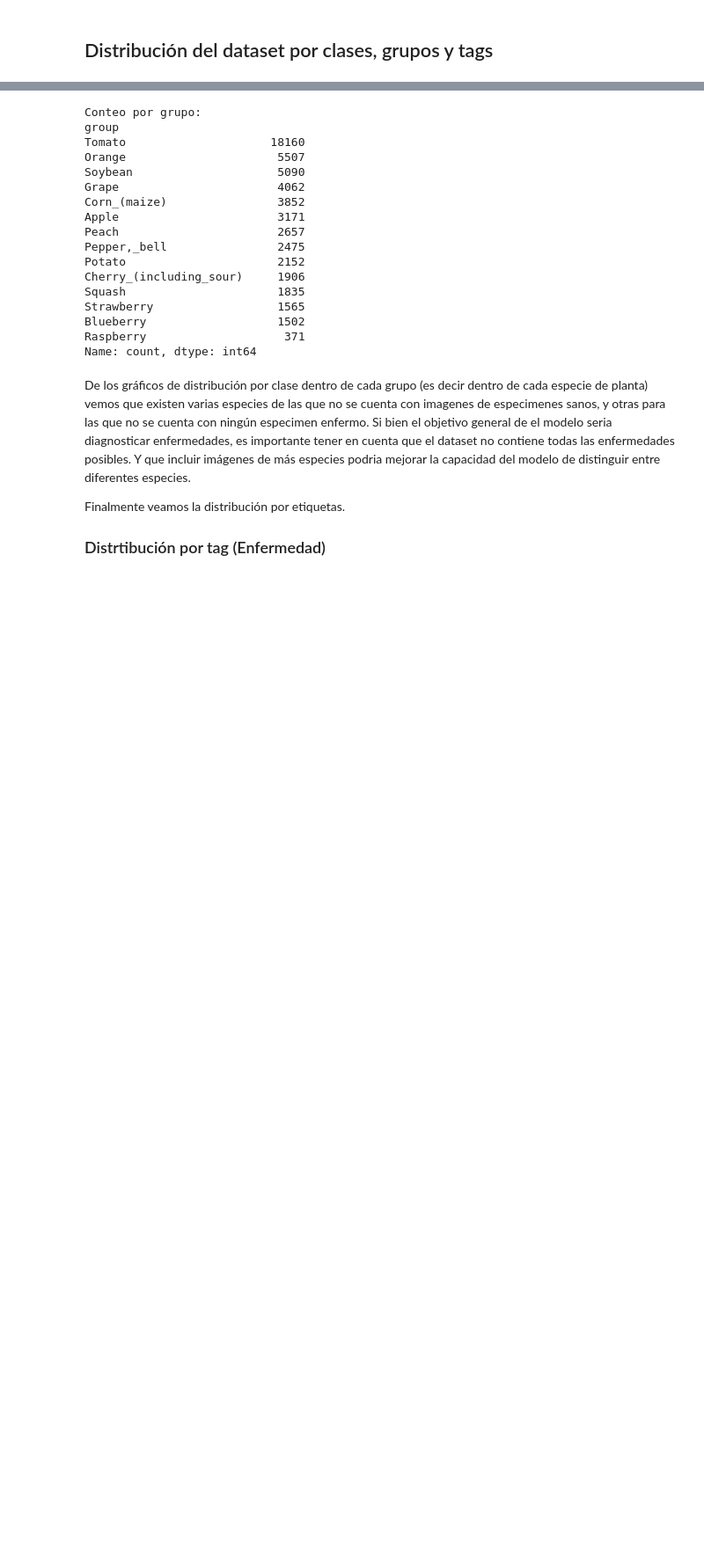
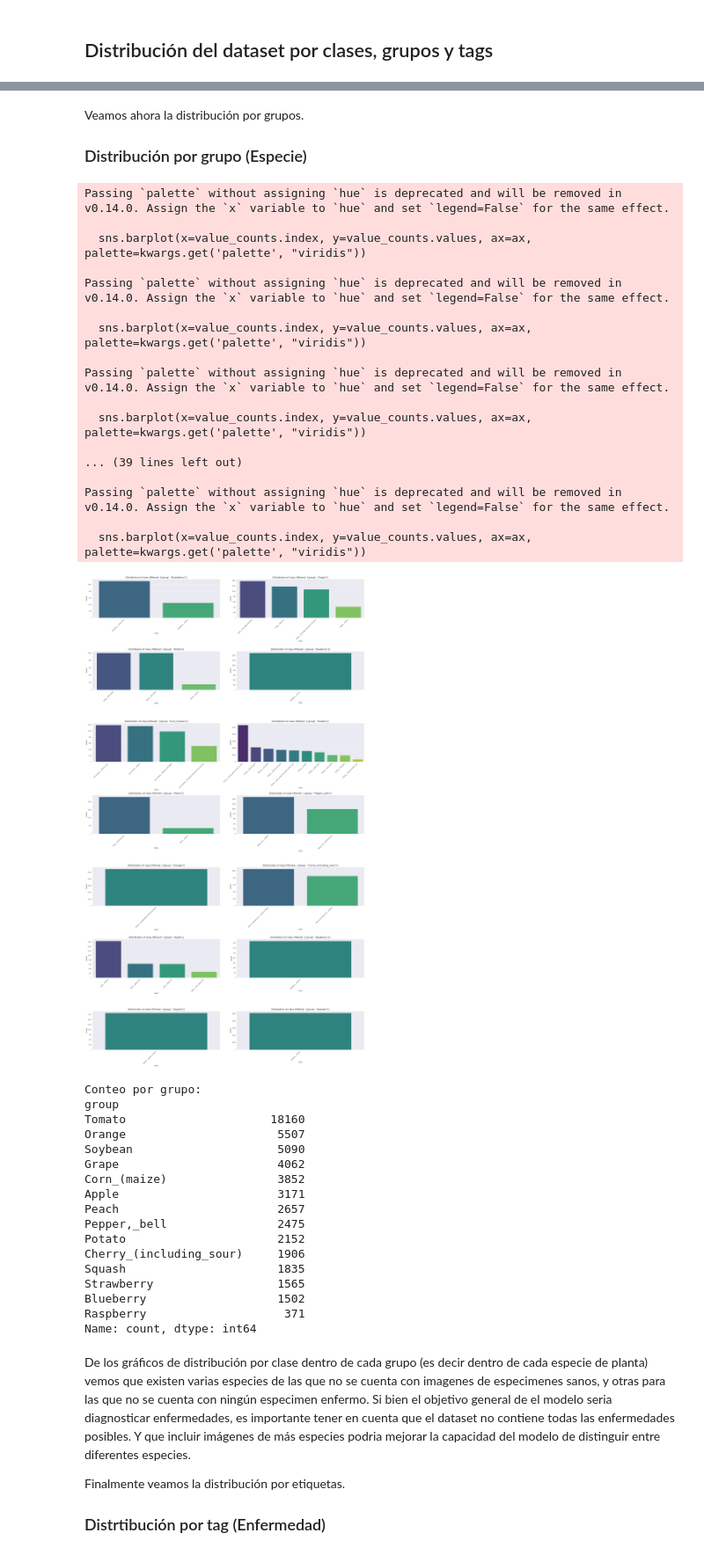
Before and after one commit to MLsound/CV2-PlantVillage, a Jupyter notebook: exploracion.ipynb, the cells around one changed output, grey strips where cells are left out. Shown at 88% size. Saved outputs shown, nothing was run; the diff lists cells and outputs as text; code cells hidden in the pictures; blank space fills up the shorter version.

```diff
--- a/exploracion.ipynb
+++ b/exploracion.ipynb
@@ -468,4 +426,0 @@ Veamos ahora la distribución por grupos.
-# %%
-# we execute plot_distribution grouping by group, iterating throguh all the groups
-for group in df['group'].unique():
-    plot_distribution(df, field='class', top_n=40,filter_by={'group': group})
@@ -498,3 +427,49 @@ Passing `palette` without assigning `hue` is deprecated and will be removed in v
+# %% [markdown]
+
+
+Veamos ahora la distribución por grupos.
+### Distribución por grupo (Especie)
+# %%
+import math
+from TP_final.eda_utils import plot_distribution
+
+# Implementing grid logic outside the function:
+unique_groups = df['group'].unique()
+num_groups = len(unique_groups)
+grid_cols = 2
+num_rows = math.ceil(num_groups / grid_cols)
+fig, axes = plt.subplots(num_rows, grid_cols, figsize=(12 * grid_cols, 6 * num_rows))
+axes = axes.flatten() # Flatten the axes array for easy indexing
+for i, group in enumerate(unique_groups):
+    if i < len(axes):
+        plot_distribution(df, field='class', filter_by={'group': group},
+                          ax=axes[i], plot_type='bar')
+
+# Hide any unused subplots
+for j in range(num_groups, len(axes)):
+    fig.delaxes(axes[j])
+
+plt.tight_layout()
+plt.show()
+# %% [output]
+Passing `palette` without assigning `hue` is deprecated and will be removed in v0.14.0. Assign the `x` variable to `hue` and set `legend=False` for the same effect.
+
+  sns.barplot(x=value_counts.index, y=value_counts.values, ax=ax, palette=kwargs.get('palette', "viridis"))
+
+Passing `palette` without assigning `hue` is deprecated and will be removed in v0.14.0. Assign the `x` variable to `hue` and set `legend=False` for the same effect.
+
+  sns.barplot(x=value_counts.index, y=value_counts.values, ax=ax, palette=kwargs.get('palette', "viridis"))
+
+Passing `palette` without assigning `hue` is deprecated and will be removed in v0.14.0. Assign the `x` variable to `hue` and set `legend=False` for the same effect.
+
+  sns.barplot(x=value_counts.index, y=value_counts.values, ax=ax, palette=kwargs.get('palette', "viridis"))
+
+... (39 lines left out)
+
+Passing `palette` without assigning `hue` is deprecated and will be removed in v0.14.0. Assign the `x` variable to `hue` and set `legend=False` for the same effect.
+
+  sns.barplot(x=value_counts.index, y=value_counts.values, ax=ax, palette=kwargs.get('palette', "viridis"))
+[figure, added]
 # %%
 ### Resumen distribucion por grupo
 print("Conteo por grupo:")
```
Also changed, not shown: parts of 29 cells of this notebook, 2 other files.
